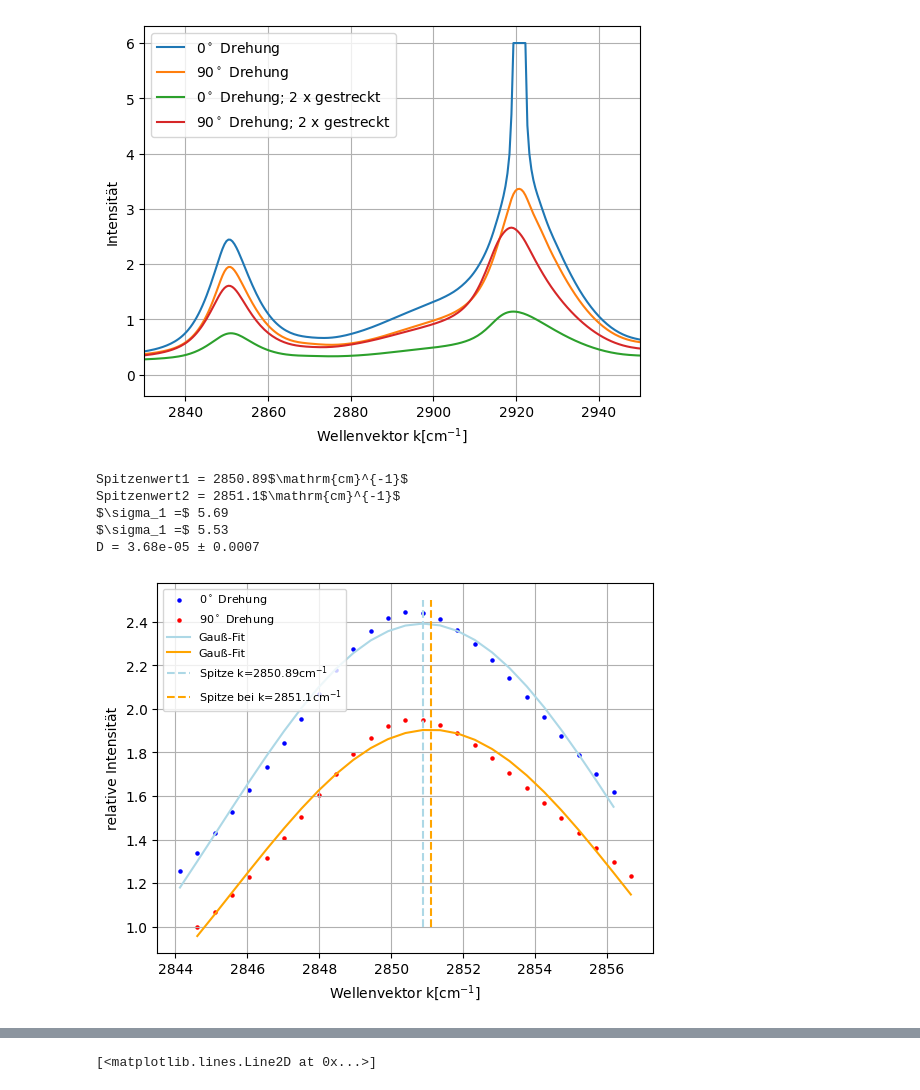
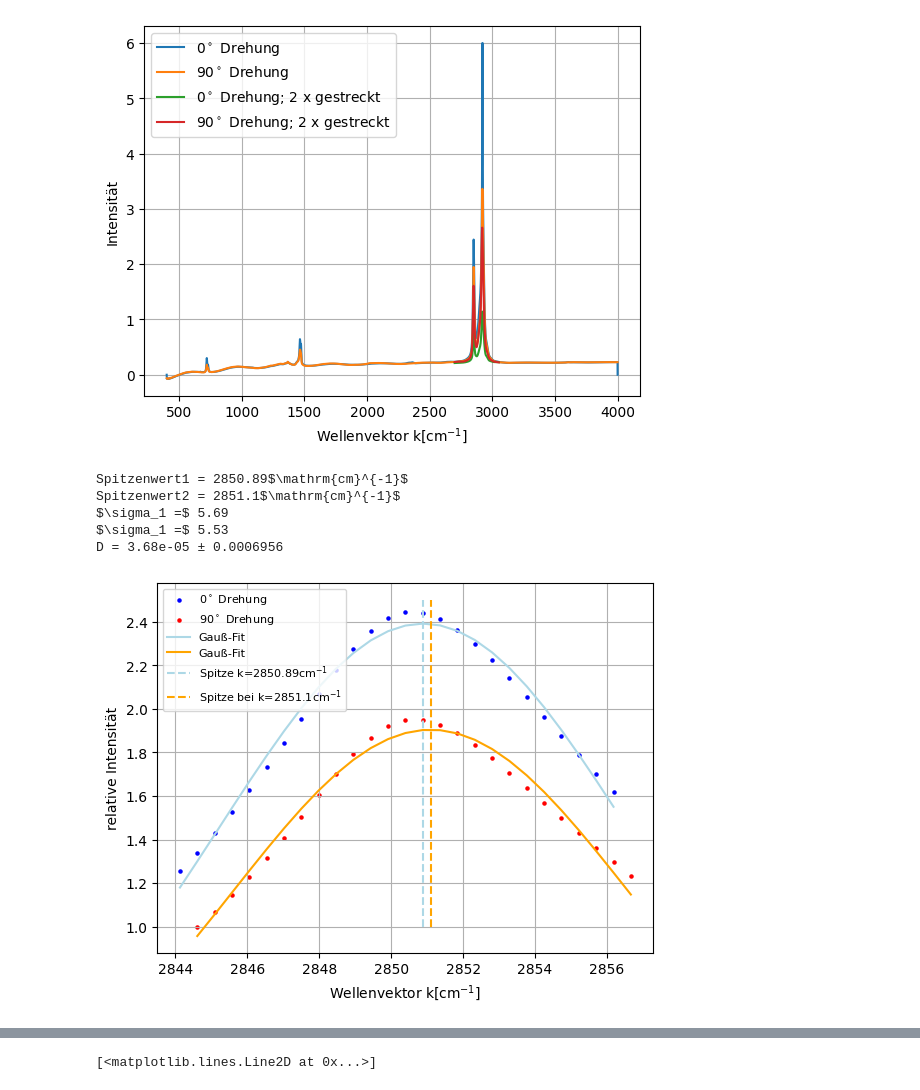
Before and after one commit to iLoveeMilkaa/M1-Lab, a Jupyter notebook: Aufgabe 2.ipynb, the cells around one changed output, grey strips where cells are left out. Saved outputs shown, nothing was run; the diff lists cells and outputs as text; code cells hidden in the pictures.

```diff
--- a/Aufgabe 2.ipynb
+++ b/Aufgabe 2.ipynb
@@ -18,19 +18,19 @@ stdd2_90degree_2xstretched = np.genfromtxt((conv(x) for x in open("Aufgabe 2/csv
 # %%
 #First Look on the Data
 
 plt.plot(std_ex_90degree[:,0],(std_ex_90degree[:,1]) ,label= r"0$^\circ$ Drehung")
 plt.plot(std_ext_0deg[:,0],(std_ext_0deg[:,1]) ,label=r"$90^\circ$ Drehung")
 plt.plot(std2_0degree_stretched2x[:,0],(std2_0degree_stretched2x[:,1]) ,label=r"0$^\circ$ Drehung; 2 x gestreckt")
 plt.plot(stdd2_90degree_2xstretched[:,0],(stdd2_90degree_2xstretched[:,1]) ,label=r"$90^\circ$ Drehung; 2 x gestreckt")
 
-plt.xlim((2830,2950))
+#plt.xlim((2830,2950))
 plt.grid(True)
 plt.xlabel(r"Wellenvektor k$ [\mathrm{cm}^{-1}]$")
 plt.ylabel("Intensität")
 plt.legend(loc = 0)
-plt.savefig("plots/Dichro_all_zoom.pdf")
+plt.savefig("plots/Dichro_all_zoom.pdf")#
 # %% [output]
-[figure, old version]
+[figure, new version]
 # %%
 #Import Data
 xdata = np.asarray(std_ex_90degree[5070:5096,0])
@@ -75,13 +75,13 @@ print("Spitzenwert1 = "+str(np.round(popt[1],2))+r"$\mathrm{cm}^{-1}$")
 print("Spitzenwert2 = "+str(np.round(popt1[1],2))+r"$\mathrm{cm}^{-1}$")
 print(r"$\sigma_1 =$",str(np.round(np.fabs(popt[2]),2)))
 print(r"$\sigma_1 =$",str(np.round(np.fabs(popt1[2]),2)))
-print("D = "+str(np.round(D,7))+r" ± "+str(np.round(df,4)))
+print("D = "+str(np.round(D,7))+r" ± "+str(np.round(df,7)))
 # %% [output]
 Spitzenwert1 = 2850.89$\mathrm{cm}^{-1}$
 Spitzenwert2 = 2851.1$\mathrm{cm}^{-1}$
 $\sigma_1 =$ 5.69
 $\sigma_1 =$ 5.53
-D = 3.68e-05 ± 0.0007
+D = 3.68e-05 ± 0.0006956
 [figure]
 # %%
 #import dara
```
Also changed, not shown: parts of 1 cell of this notebook, 2 other files.
